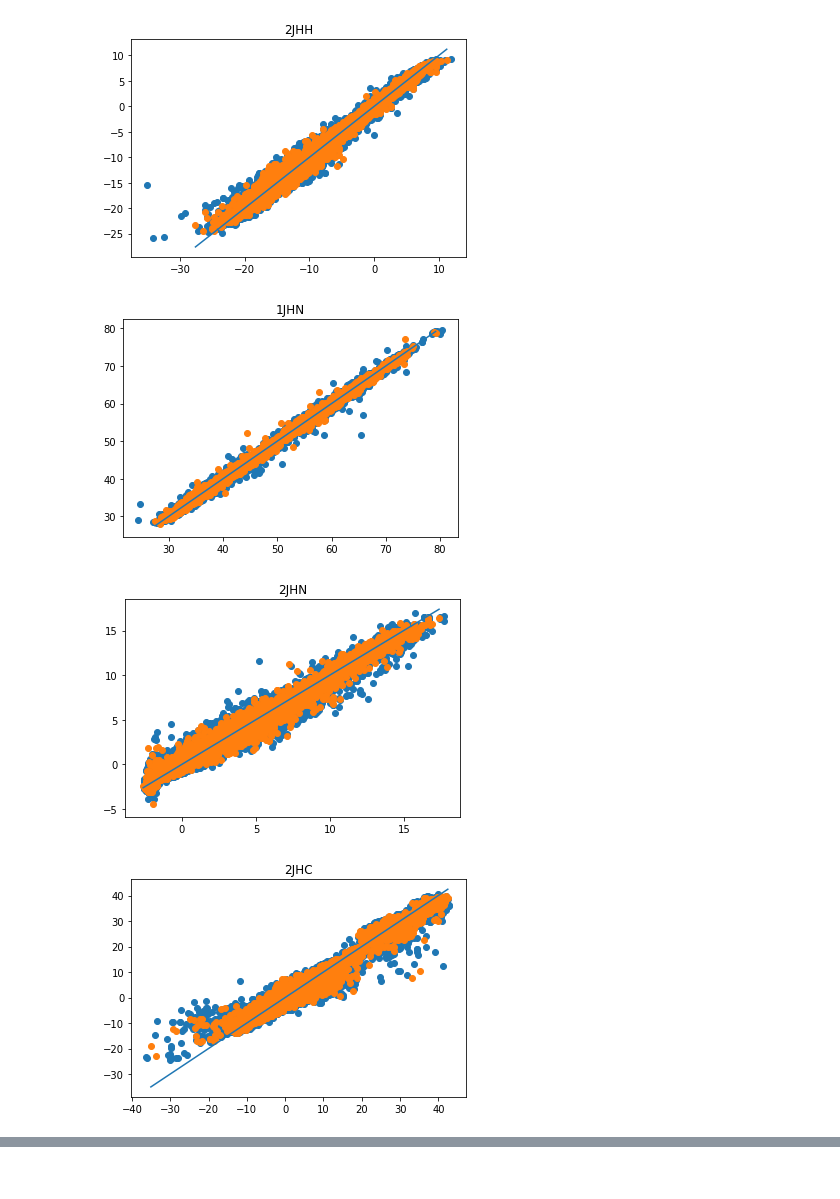
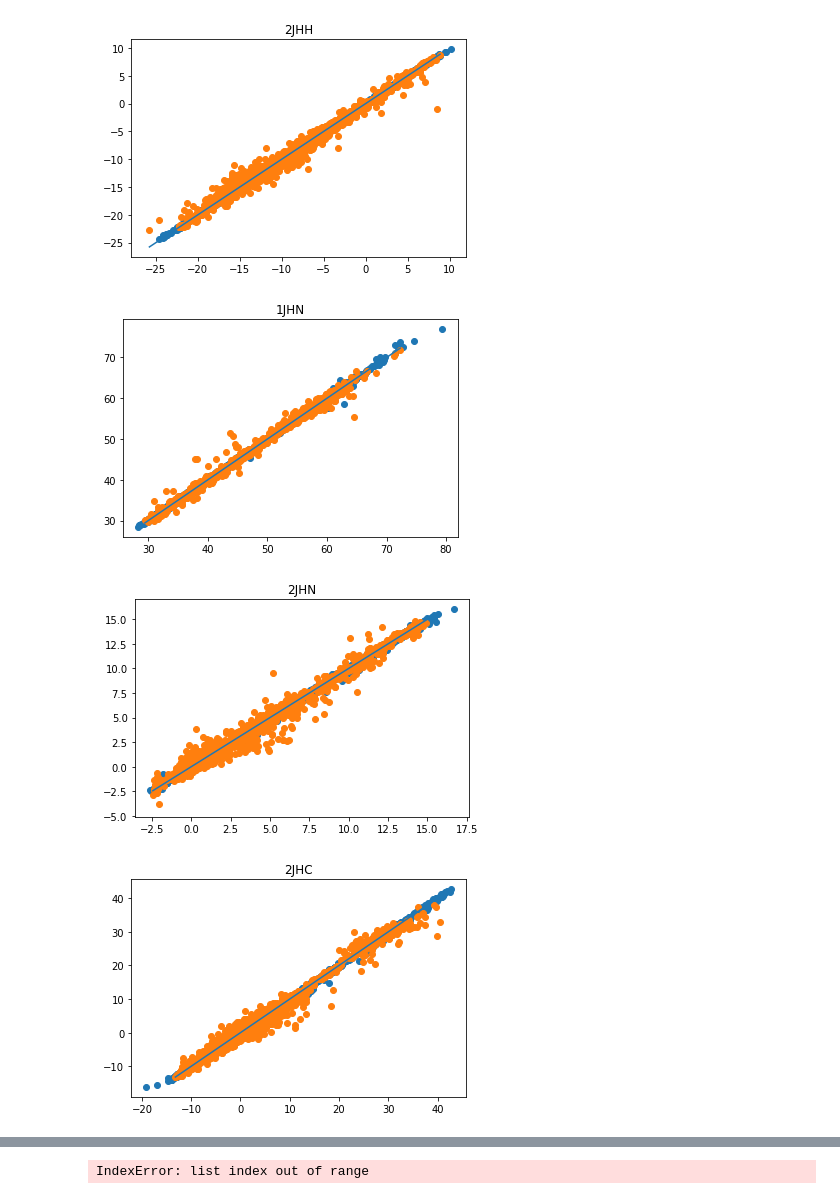
Before and after one commit to Rio114/kaggle, a Jupyter notebook: champs/train-model.ipynb, the cells around one changed output, grey strips where cells are left out. Saved outputs shown, nothing was run; the diff lists cells and outputs as text; code cells hidden in the pictures.

Commit message:
champs

```diff
--- a/champs/train-model.ipynb
+++ b/champs/train-model.ipynb
@@ -18,14 +15,17 @@ OUTPUT = FOLDER + 'out/'
 # df_mulliken_charges = pd.read_csv(FOLDER + 'mulliken_charges.csv')
 # df_sample =  pd.read_csv(FOLDER + 'sample_submission.csv')
 # df_magnetic_shielding_tensors = pd.read_csv(FOLDER + 'magnetic_shielding_tensors.csv')
-df_train = pd.read_csv(FOLDER + 'train.csv')
+# df_train = pd.read_csv(FOLDER + 'train.csv')
 # df_test = pd.read_csv(FOLDER + 'test.csv')
 # df_dipole_moments = pd.read_csv(FOLDER + 'dipole_moments.csv')
 # df_potential_energy = pd.read_csv(FOLDER + 'potential_energy.csv')
-df_structures = pd.read_csv(FOLDER + 'structures.csv')
+# df_structures = pd.read_csv(FOLDER + 'structures.csv')
 # df_scalar_coupling_contributions = pd.read_csv(FOLDER + 'scalar_coupling_contributions.csv')
+# %%
+PROCESSED_TRAIN = '20190618_dist_bond_cos3j_train.csv'
+MODEL = '20190621_champs_models_lgb.pickle'
 # %%
-df_train_dist = pd.read_csv(OUTPUT + '20190611_train_dist_cos.csv')
+df_train_dist = pd.read_csv(OUTPUT + PROCESSED_TRAIN)
 # %%
 def type_score(y_val, y_pred):
     return np.log(sum(np.abs(y_val- y_pred)) / len(y_val))
@@ -39,6 +37,8 @@ pickup = random.sample(range(num), num)
 pick_train = pickup[:num_train]
 pick_val = pickup[num_train:]
 # %%
+bond_types = df_train_dist['type'].unique()
+
 models = []
 scores = np.zeros([0])
 for i, b in enumerate(bond_types):
@@ -71,13 +71,13 @@ for i, b in enumerate(bond_types):
 
     gbm = lgb.train(params,
             lgb_train,
-            num_boost_round=300,
+            num_boost_round=20000,
             valid_sets=lgb_eval,
+                    verbose_eval=100,
             early_stopping_rounds=10)
 
     y_pred = gbm.predict(X_val, num_iteration=gbm.best_iteration)
 
-#     y_pred_train = gbm.predict(X_val, num_iteration=gbm.best_iteration)
     score = type_score(y_val, y_pred)
     scores = np.hstack([scores, score])
     models.append(gbm)
@@ -109,15 +114,19 @@ total score: -0.5248266828541803
 # %%
 for i, b in enumerate(bond_types):
-    df = df_train_dist.query('type == "{}"'.format(b))
-    y = df['scalar_coupling_constant'].values
-    X = df[df.columns[6:]].values
+    df_bond = df_train_dist.query('type == "{}"'.format(b))
 
-    X_train, X_val, y_train, y_val = train_test_split(X, y, test_size=0.2)
+    df_train = df_bond[df_bond['molecule_name'].isin(mols[pick_train])]
+    y_train = df_train['scalar_coupling_constant'].values
+    X_train = df_train[df_train.columns[6:]].values
+
+    df_val = df_bond[df_bond['molecule_name'].isin(mols[pick_val])]
+    y_val = df_val['scalar_coupling_constant'].values
+    X_val = df_val[df_val.columns[6:]].values
 
     model = models[i]
 
-    y_pred = model.predict(X_val, num_iteration=gbm.best_iteration)
-    y_pred_train = model.predict(X_train, num_iteration=gbm.best_iteration)
+    y_pred = model.predict(X_val, num_iteration=model.best_iteration)
+    y_pred_train = model.predict(X_train, num_iteration=model.best_iteration)
     plt.scatter(y_train, y_pred_train)
     plt.scatter(y_val, y_pred)
     plt.title('{}'.format(b))
@@ -128,4 +137,4 @@ for i, b in enumerate(bond_types):
-[figure, old version]
+[figure, new version]
-[figure, old version]
+[figure, new version]
-[figure, old version]
+[figure, new version]
-[figure, old version]
+[figure, new version]
@@ -135 +144,2 @@ for i, b in enumerate(bond_types):
+IndexError: list index out of range
 # %%
```
Also changed, not shown: parts of 6 cells of this notebook, 4 other files.
